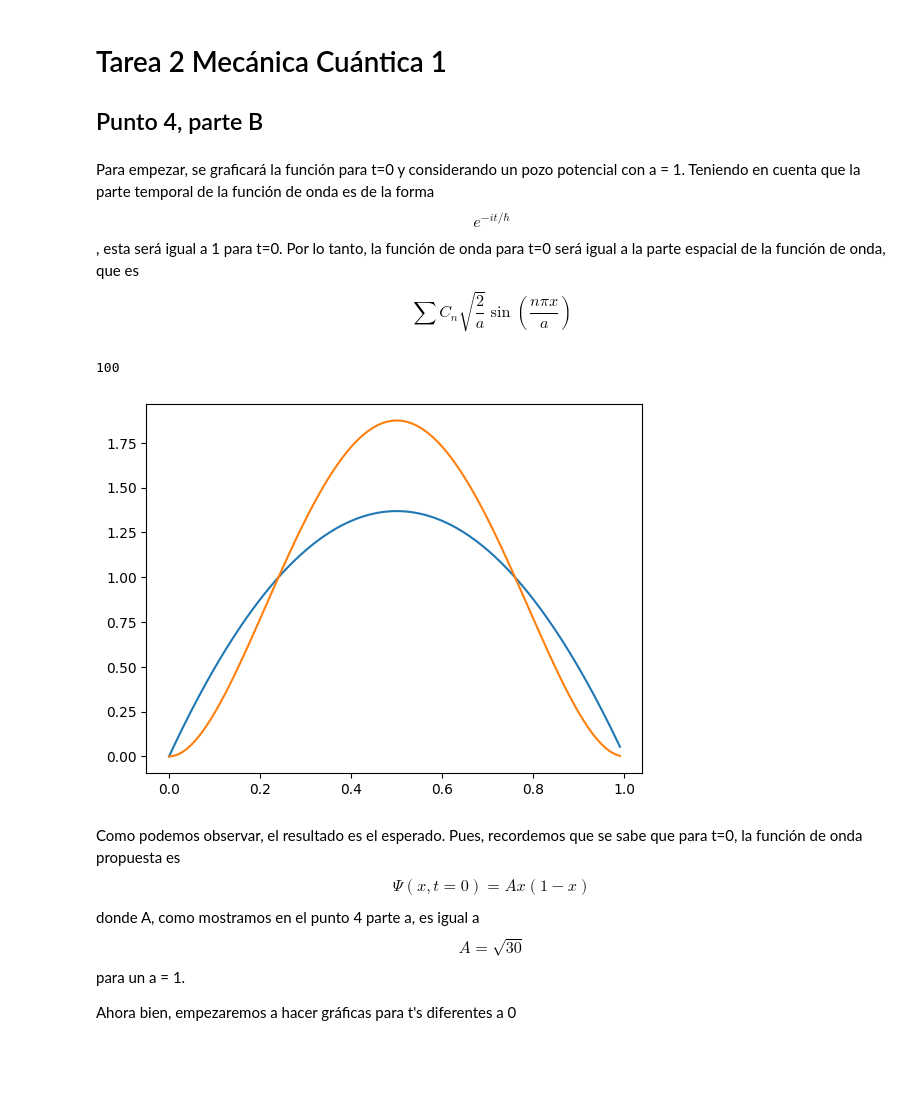
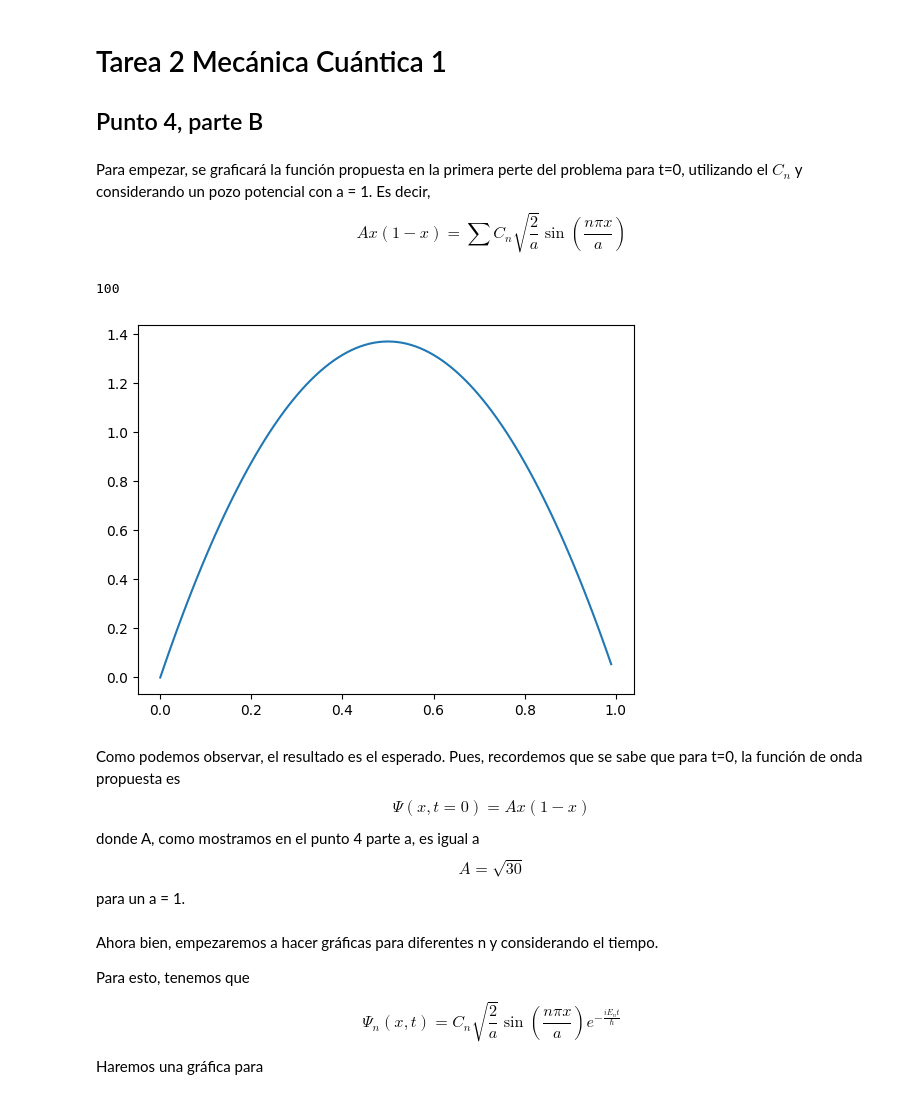
Before and after one commit to Mecanica-Cuantica-1-2023-1/Tarea-2, a Jupyter notebook: Tarea2Cuantica.ipynb, the cells around one changed output. Cells and saved outputs as stored; diff of their text form; code cells hidden in the pictures; blank space fills up the shorter version.

```diff
--- a/Tarea2Cuantica.ipynb
+++ b/Tarea2Cuantica.ipynb
@@ -3,50 +3,55 @@
 
 ## Punto 4, parte B
 # %% [markdown]
-Para empezar, se graficará la función para t=0 y considerando un pozo potencial con a = 1. Teniendo en cuenta que la parte temporal de la función de onda es de la forma $$ e^{-it/\hbar} $$ , esta será igual a 1 para t=0. Por lo tanto, la función de onda para t=0 será igual a la parte espacial de la función de onda, que es $$\sum C_n \sqrt{\frac{2}{a}}\sin(\frac{n \pi x}{a}) $$
+Para empezar, se graficará la función propuesta en la primera perte del problema para t=0, utilizando el $ C_n $ y considerando un pozo potencial con a = 1. Es decir, $$ Ax(1-x) = \sum C_n \sqrt{\frac{2}{a}}\sin(\frac{n \pi x}{a})  $$
 # %%
 import numpy as np
 import math as m
 import matplotlib.pyplot as plt
 
 def Cn(n):
     return -m.sqrt(60)*(m.pi*n*m.sin(m.pi*n)+2*m.cos(m.pi*n)-2)/(m.pi**3*n**3)
 
 datos = []
 
 
 A = m.sqrt(30)
 a = 1
 
 print(len(np.arange(0, a, 0.01)))
 
 for x in np.arange(0, a, 0.01):
     suma = 0
     for n in range(1, 1000):
         suma += Cn(n)*m.sin(n*m.pi*x/a)*m.sqrt(2)
     datos.append(suma)
 
 
 
 
 
 datos = np.array(datos)
 rango = np.arange(0, a, 0.01)
 
 plt.plot(rango, datos)
-plt.plot(rango, abs(datos)**2)
 plt.show()
 # %% [output]
 100
-[figure, old version]
+[figure, new version]
 # %% [markdown]
 Como podemos observar, el resultado es el esperado. Pues, recordemos que se sabe que para t=0, la función de onda propuesta es
 $$ \Psi(x, t=0) = Ax(1-x) $$
 donde A, como mostramos en el punto 4 parte a, es igual a
 $$ A = \sqrt{30} $$
 para un a = 1.
-
-Ahora bien, empezaremos a hacer gráficas para t's diferentes a 0
+# %% [markdown]
+Ahora bien, empezaremos a hacer gráficas para diferentes n y considerando el tiempo.
+
+Para esto, tenemos que
+
+$$ \Psi_n(x,t) = C_n  \sqrt{\frac{2}{a}}\sin(\frac{n \pi x}{a})e^{-\frac{i  E_n t}{\hbar}}$$
+
+Haremos una gráfica para
 # %%
 import numpy as np
 import math as m
```
Also changed, not shown: parts of 1 cell of this notebook.
